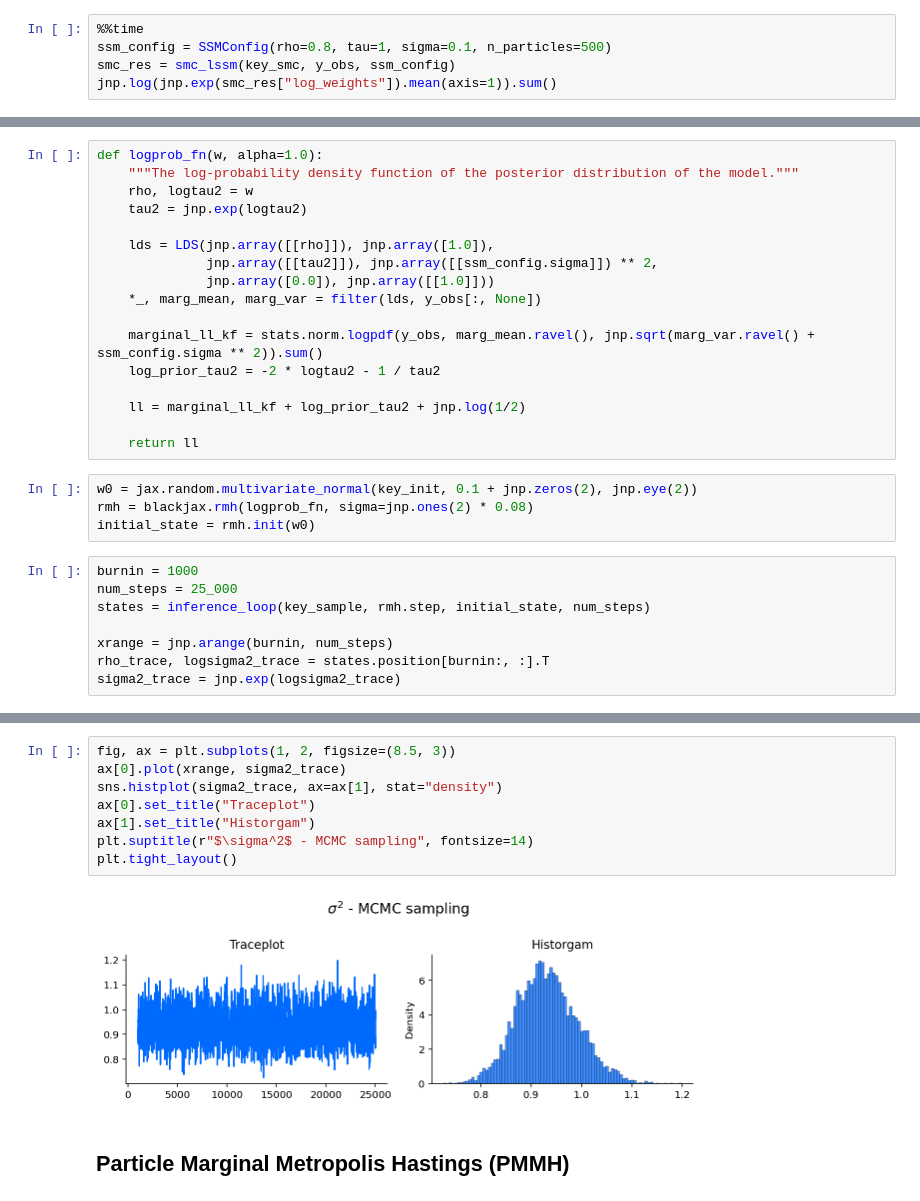
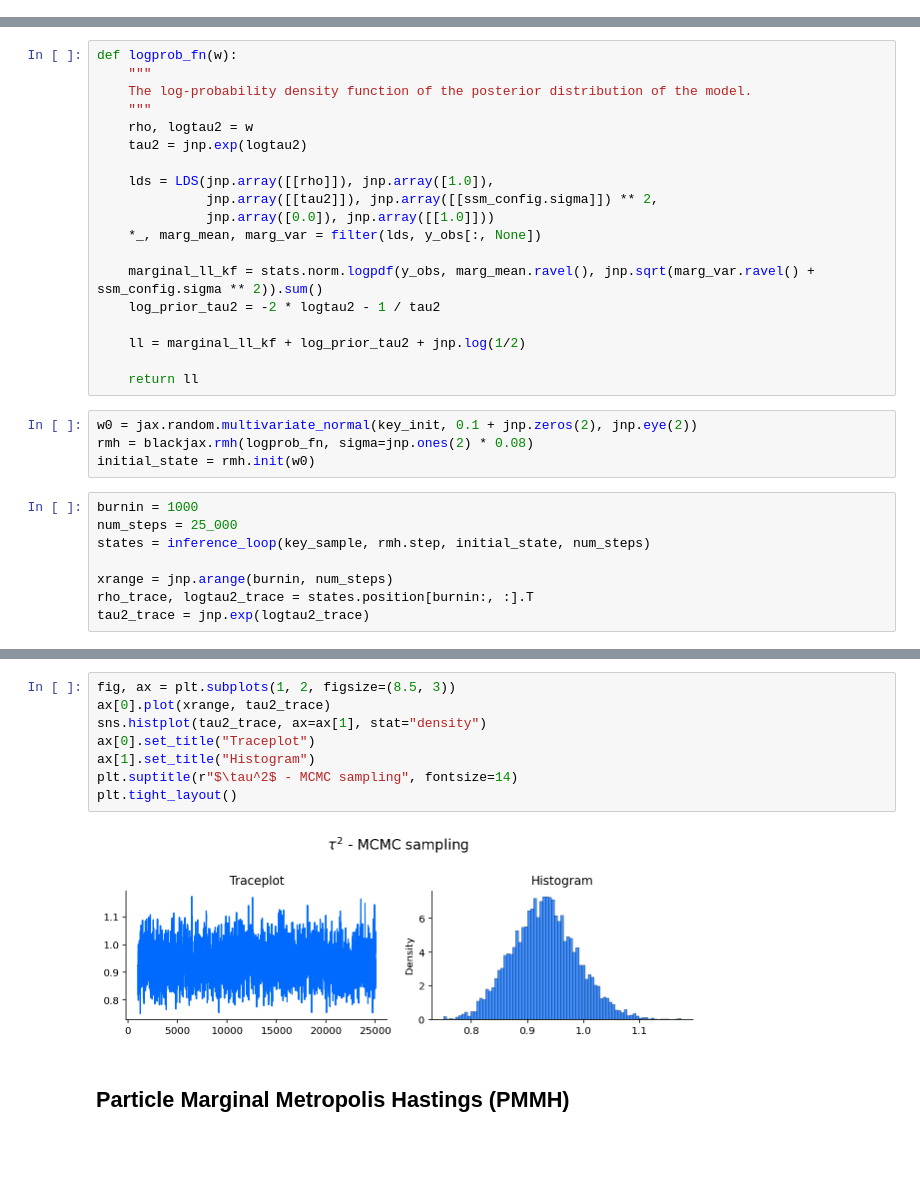
Before and after one commit to gerdm/misc, a Jupyter notebook: 2022-04/advanced-computational-methods.ipynb, the cells around one changed output, grey strips where cells are left out. Drawn from its saved outputs; the diff is of its cells as text; blank space fills up the shorter version.

```diff
--- a/2022-04/advanced-computational-methods.ipynb
+++ b/2022-04/advanced-computational-methods.ipynb
@@ -187,8 +190,3 @@ def smc_lssm(key, observations, ssm_config):
     _, res = jax.lax.scan(smc_step_apply, init_state, input_vals)
 
     return res
-# %%
-%%time
-ssm_config = SSMConfig(rho=0.8, tau=1, sigma=0.1, n_particles=500)
-smc_res = smc_lssm(key_smc, y_obs, ssm_config)
-jnp.log(jnp.exp(smc_res["log_weights"]).mean(axis=1)).sum()
@@ -333,8 +335,10 @@ def inference_loop(rng_key, kernel, initial_state, num_samples):
 
     return states
 # %%
-def logprob_fn(w, alpha=1.0):
-    """The log-probability density function of the posterior distribution of the model."""
+def logprob_fn(w):
+    """
+    The log-probability density function of the posterior distribution of the model.
+    """
     rho, logtau2 = w
     tau2 = jnp.exp(logtau2)
 
@@ -359,6 +363,6 @@ num_steps = 25_000
 states = inference_loop(key_sample, rmh.step, initial_state, num_steps)
 
 xrange = jnp.arange(burnin, num_steps)
-rho_trace, logsigma2_trace = states.position[burnin:, :].T
-sigma2_trace = jnp.exp(logsigma2_trace)
+rho_trace, logtau2_trace = states.position[burnin:, :].T
+tau2_trace = jnp.exp(logtau2_trace)
 # %%
@@ -384,12 +409,12 @@ plt.tight_layout()
 # %%
 fig, ax = plt.subplots(1, 2, figsize=(8.5, 3))
-ax[0].plot(xrange, sigma2_trace)
-sns.histplot(sigma2_trace, ax=ax[1], stat="density")
+ax[0].plot(xrange, tau2_trace)
+sns.histplot(tau2_trace, ax=ax[1], stat="density")
 ax[0].set_title("Traceplot")
-ax[1].set_title("Historgam")
-plt.suptitle(r"$\sigma^2$ - MCMC sampling", fontsize=14)
+ax[1].set_title("Histogram")
+plt.suptitle(r"$\tau^2$ - MCMC sampling", fontsize=14)
 plt.tight_layout()
 # %% [output]
-[figure, old version]
+[figure, new version]
 # %% [markdown]
 ## Particle Marginal Metropolis Hastings (PMMH)
```
Also changed, not shown: parts of 31 cells of this notebook.
